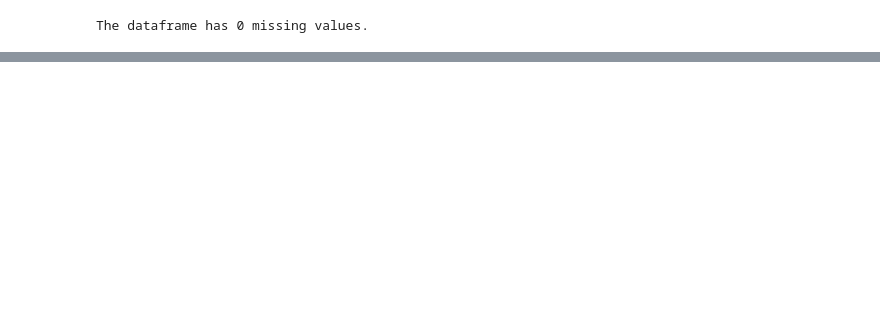
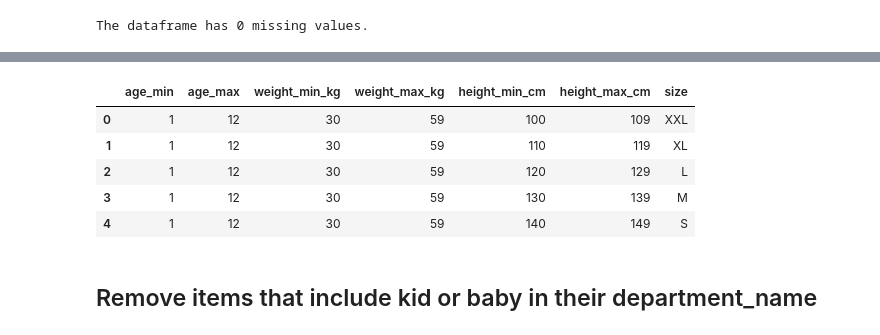
Before and after one commit to rafachan3/retail-chatbot, a Jupyter notebook: recommendation/processing.ipynb, the cells around one changed output, grey strips where cells are left out. Saved outputs shown, nothing was run; the diff lists cells and outputs as text; code cells hidden in the pictures; blank space fills up the shorter version.

```diff
--- a/recommendation/processing.ipynb
+++ b/recommendation/processing.ipynb
@@ -168,0 +185,2 @@ df[(df['product_type_name'] == 'Sweater') & (df['style'] == 'Minimal')]
+# %%
+size_df = pd.read_csv('sizes.csv')
@@ -168,0 +198,11 @@ df[(df['product_type_name'] == 'Sweater') & (df['style'] == 'Minimal')]
+# %%
+size_df.head()
+# %% [output]
+|  | age_min | age_max | weight_min_kg | weight_max_kg | height_min_cm | height_max_cm | size |
+| 0 | 1 | 12 | 30 | 59 | 100 | 109 | XXL |
+| 1 | 1 | 12 | 30 | 59 | 110 | 119 | XL |
+| 2 | 1 | 12 | 30 | 59 | 120 | 129 | L |
+| 3 | 1 | 12 | 30 | 59 | 130 | 139 | M |
+| 4 | 1 | 12 | 30 | 59 | 140 | 149 | S |
+# %% [markdown]
+## Remove items that include kid or baby in their department_name
```
Also changed, not shown: parts of 14 cells of this notebook, 5 other files.
